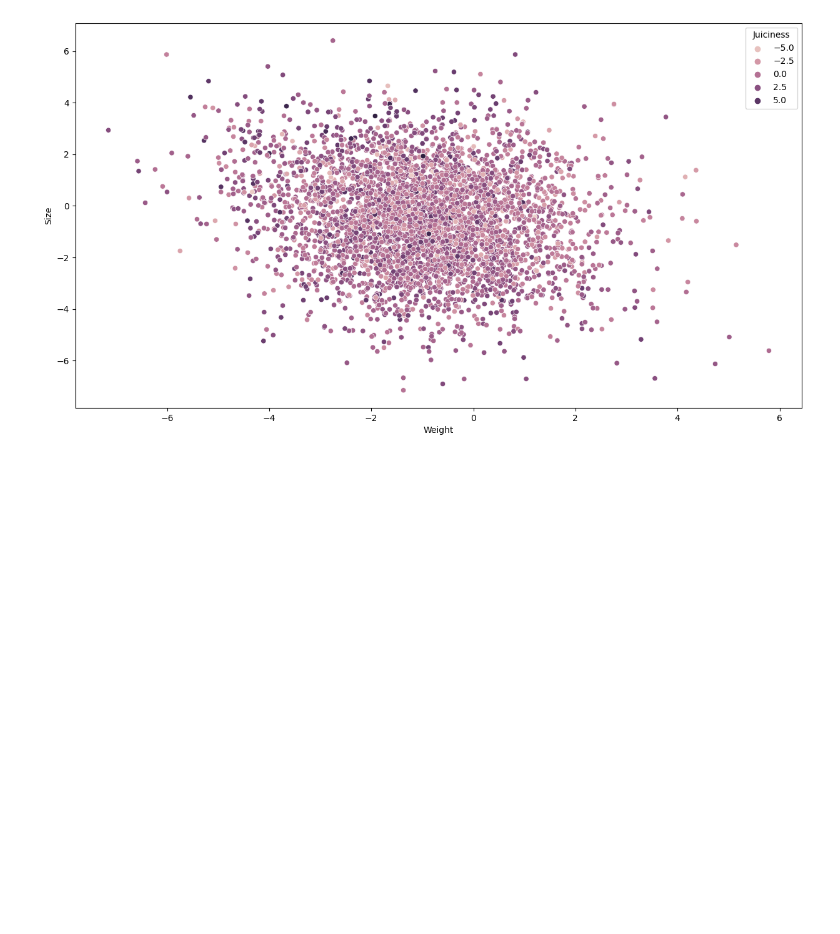
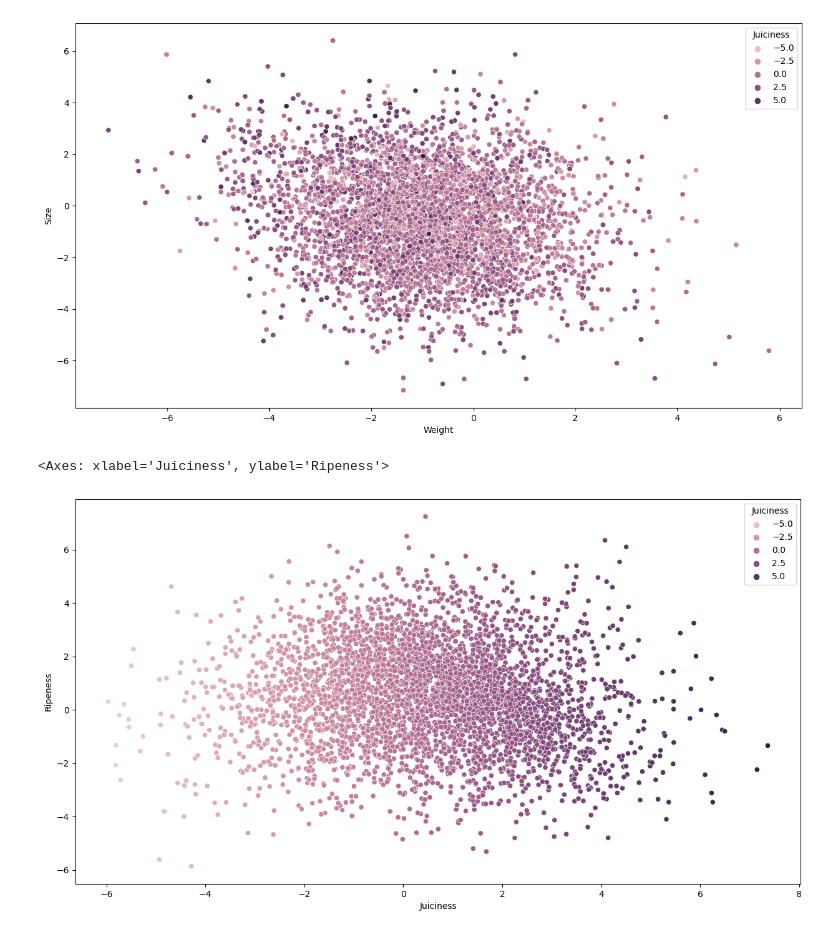
Before and after one commit to MaukanMir/Apple-Classifier, a Jupyter notebook: training.ipynb, the cells around one changed output. Cells and saved outputs as stored; diff of their text form; code cells hidden in the pictures; blank space fills up the shorter version.

Commit message:
Added some new graphs

```diff
--- a/training.ipynb
+++ b/training.ipynb
@@ -81,3 +81,9 @@ sns.scatterplot(x="Weight", y ="Size", data = df, hue ="Juiciness")
 # %% [output]
 <Axes: xlabel='Weight', ylabel='Size'>
 [figure]
+# %%
+plt.figure(figsize=(15,8))
+sns.scatterplot(x="Juiciness", y ="Ripeness", data = df, hue ="Juiciness")
+# %% [output]
+<Axes: xlabel='Juiciness', ylabel='Ripeness'>
+[figure, added]
```
